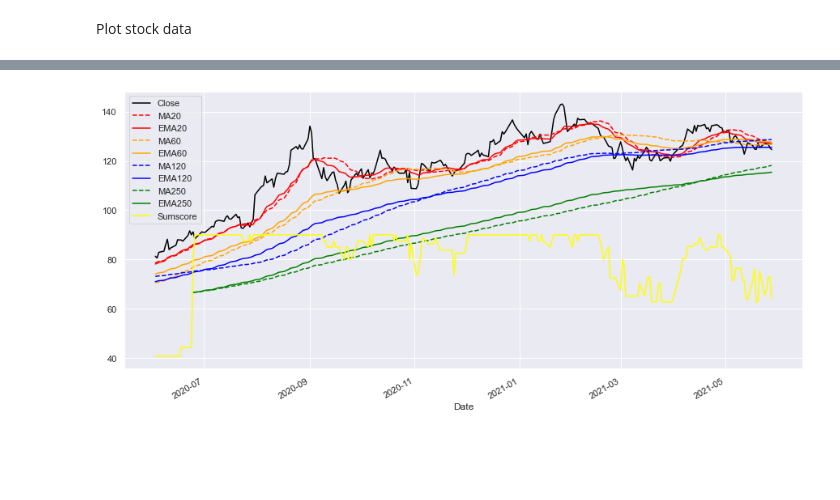
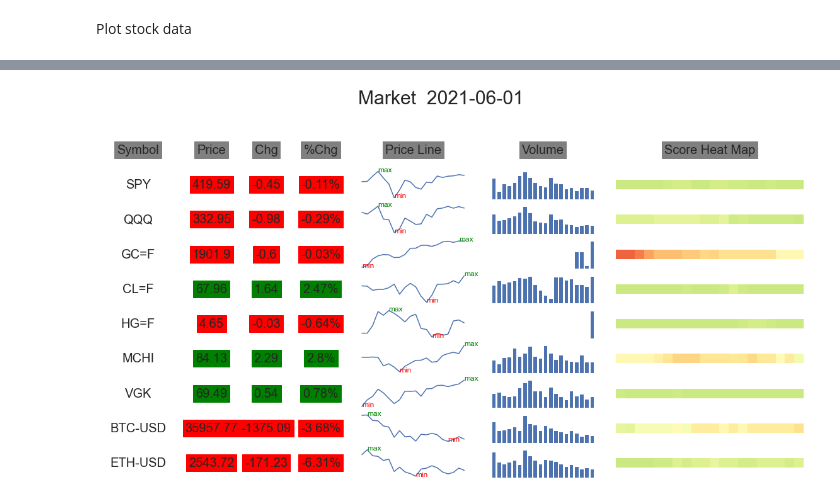
Before and after one commit to YuyuLin1003/stock_analysis, a Jupyter notebook: stock.ipynb, the cells around one changed output, grey strips where cells are left out. Saved outputs shown, nothing was run; the diff lists cells and outputs as text; code cells hidden in the pictures; blank space fills up the shorter version.

```diff
--- a/stock.ipynb
+++ b/stock.ipynb
@@ -292,4 +293,15 @@ plotStockList(giant, 'Giant Stock')
-# %%
-plotStock(giant[0].stockData.tail(250))
-# %% [output]
-[figure, removed]
+# %%
+market = [
+    Stock('SPY'),
+    Stock('QQQ'),
+    Stock('GC=F'),  # Gold
+    Stock('CL=F'),  # Oil
+    Stock('HG=F'),  # Copper
+    Stock('MCHI'),  # China
+    Stock('VGK'),  # EUROP
+    Stock('BTC-USD'),
+    Stock('ETH-USD')
+]
+plotStockList(market, 'Market')
+# %% [output]
+[figure, added]
```
Also changed, not shown: parts of 8 cells of this notebook.
